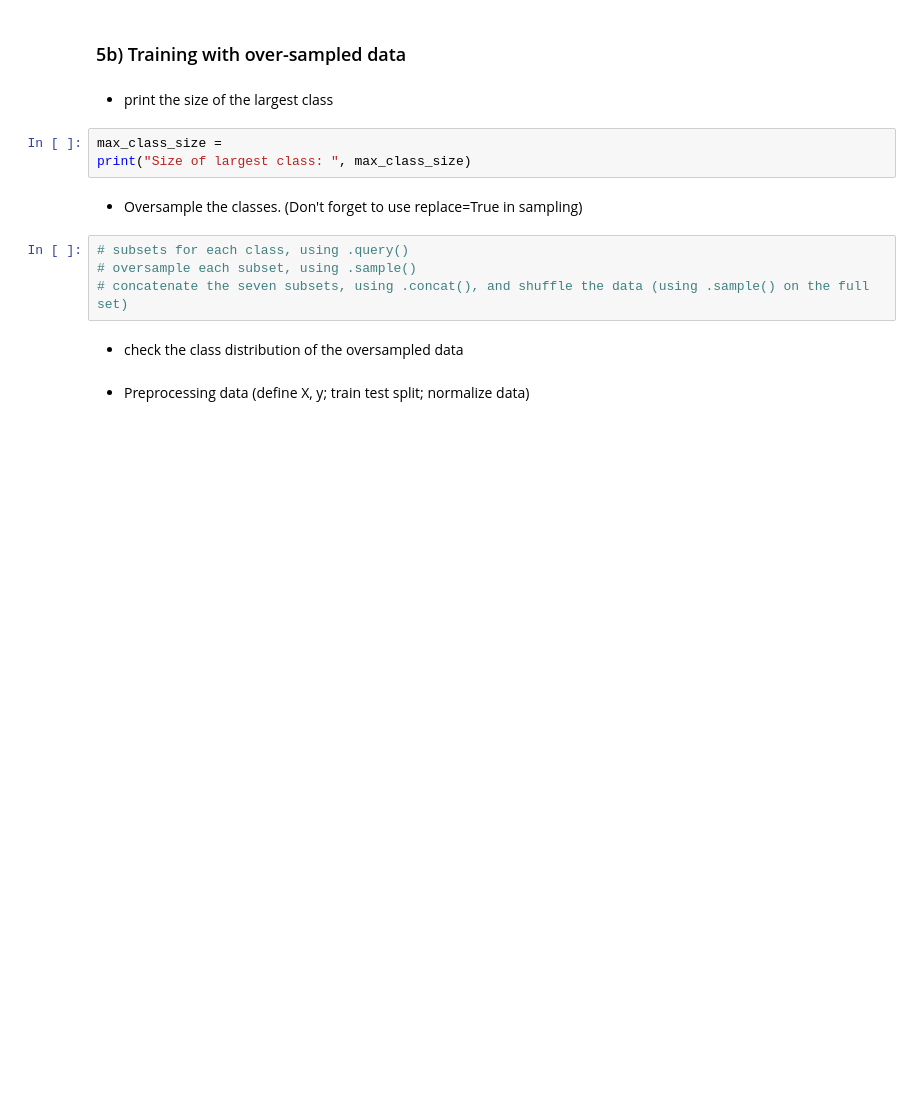
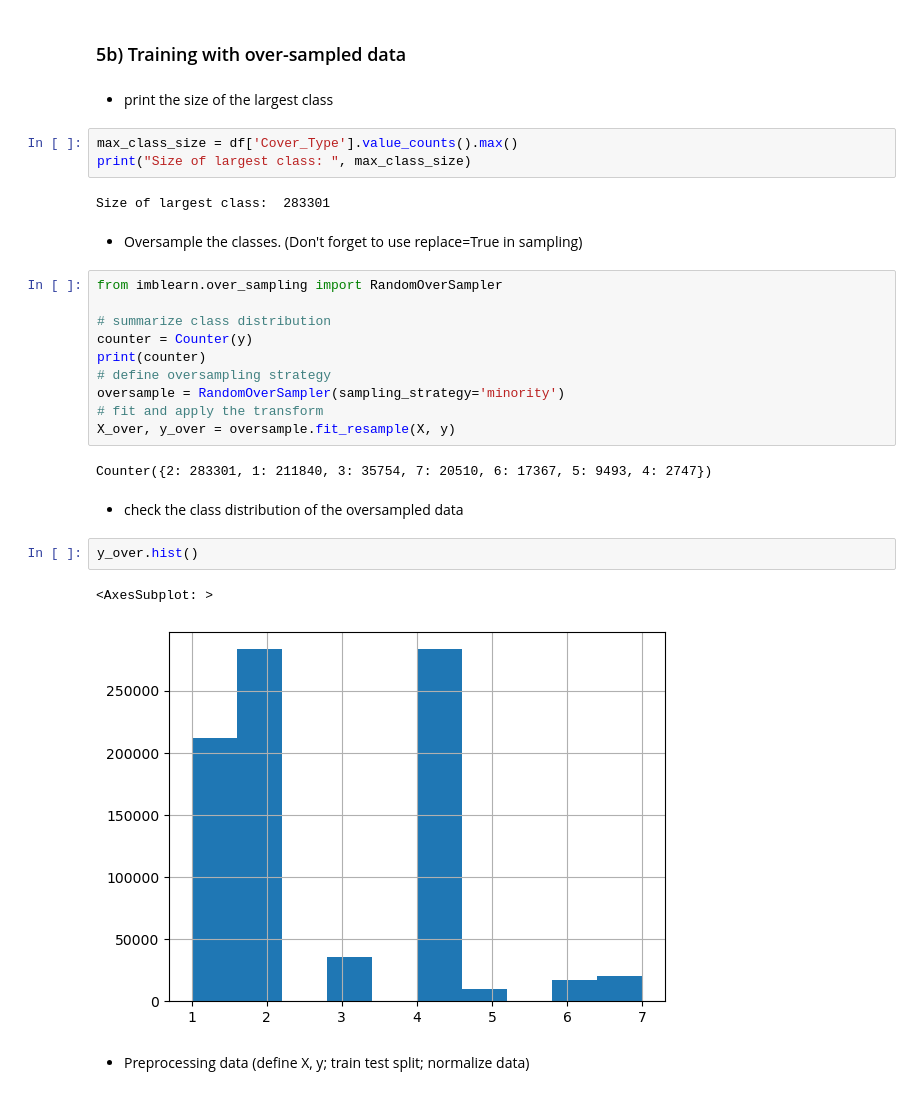
Before and after one commit to rangsimanketkaew/phy371, a Jupyter notebook: Lab3.ipynb, the cells around one changed output. Cells and saved outputs as stored; diff of their text form; blank space fills up the shorter version.

```diff
--- a/Lab3.ipynb
+++ b/Lab3.ipynb
@@ -522,16 +588,31 @@ print('Test undersampled data size:',X_under_test.shape)
 # %% [markdown]
 - print the size of the largest class
 # %%
-max_class_size =
+max_class_size = df['Cover_Type'].value_counts().max()
 print("Size of largest class: ", max_class_size)
+# %% [output]
+Size of largest class:  283301
 # %% [markdown]
 - Oversample the classes. (Don't forget to use replace=True in sampling)
-# %%
-# subsets for each class, using .query()
-# oversample each subset, using .sample()
-# concatenate the seven subsets, using .concat(), and shuffle the data (using .sample() on the full set)
+# %%
+from imblearn.over_sampling import RandomOverSampler
+
+# summarize class distribution
+counter = Counter(y)
+print(counter)
+# define oversampling strategy
+oversample = RandomOverSampler(sampling_strategy='minority')
+# fit and apply the transform
+X_over, y_over = oversample.fit_resample(X, y)
+# %% [output]
+Counter({2: 283301, 1: 211840, 3: 35754, 7: 20510, 6: 17367, 5: 9493, 4: 2747})
 # %% [markdown]
 - check the class distribution of the oversampled data
+# %%
+y_over.hist()
+# %% [output]
+<AxesSubplot: >
+[figure, added]
 # %% [markdown]
 - Preprocessing data (define X, y; train test split; normalize data)
 # %%
```
Also changed, not shown: parts of 49 cells of this notebook.
